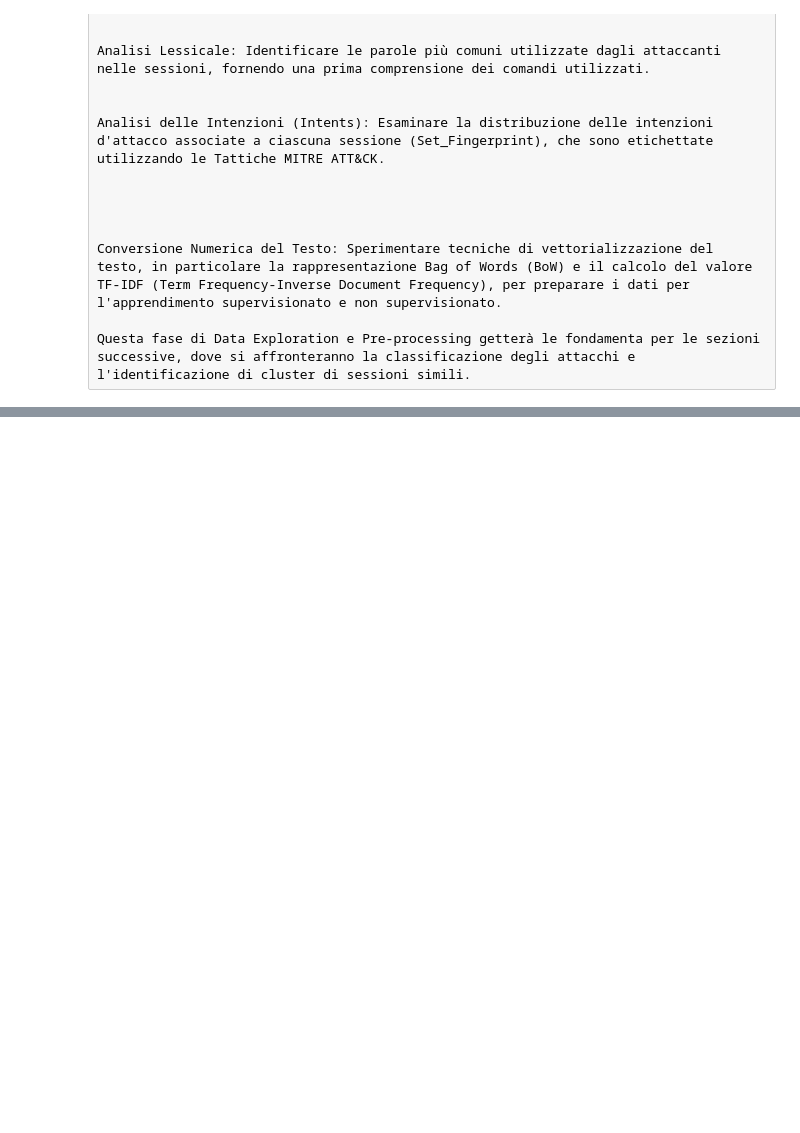
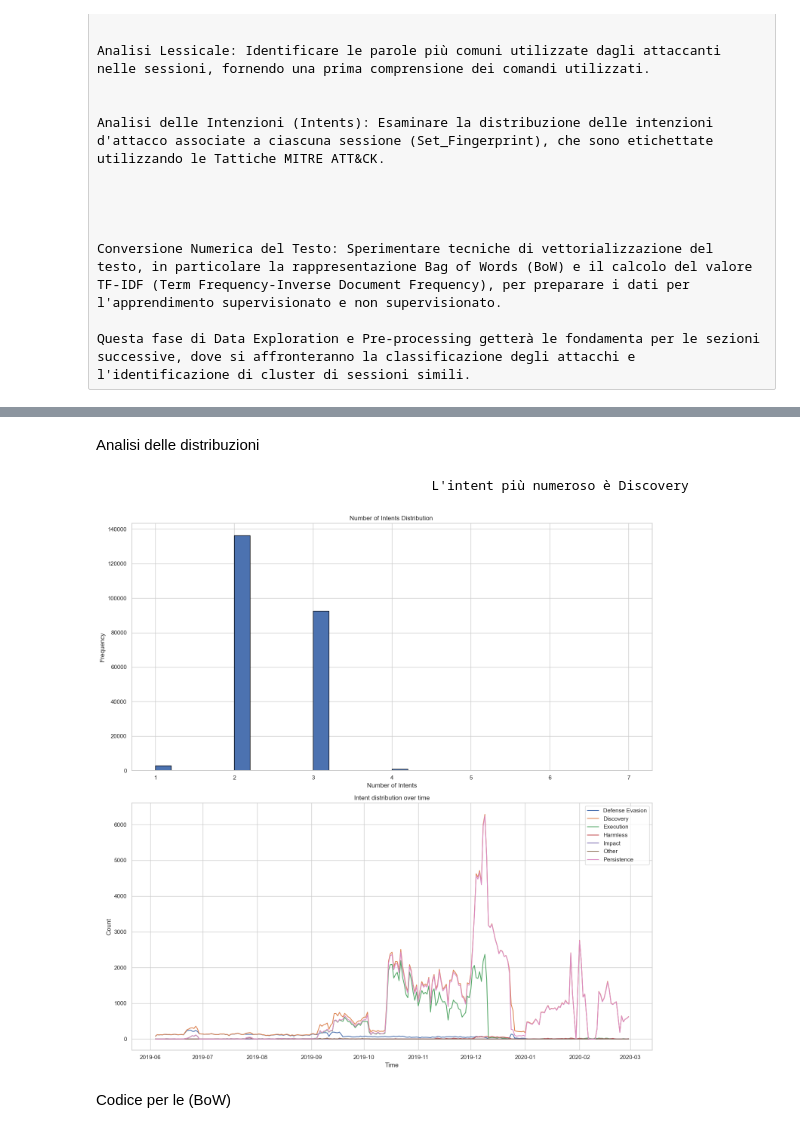
Before and after one commit to andreaRusso04/MachineLearningProject, a Jupyter notebook: notebooks/exploratoryDataAnalysis.ipynb, the cells around one changed output, grey strips where cells are left out. Cells and saved outputs as stored; diff of their text form; code cells hidden in the pictures; blank space fills up the shorter version.

```diff
--- a/notebooks/exploratoryDataAnalysis.ipynb
+++ b/notebooks/exploratoryDataAnalysis.ipynb
@@ -50,0 +209,62 @@ TypeError: DataFrame.reset_index() got an unexpected keyword argument 'name'
+# %% [markdown]
+Analisi delle distribuzioni
+# %%
+sessionIntents = dataSet[["Set_Fingerprint"]].copy()
+sessionIntents["Time"] = dataSet["first_timestamp"]
+
+#calcolo del common intent
+
+exploded = sessionIntents.explode('Set_Fingerprint')
+
+global_common = exploded['Set_Fingerprint'].value_counts().idxmax()
+
+sessionIntents["numberOfIntentsPerSession"] = sessionIntents["Set_Fingerprint"].str.len()
+
+#-----------------------------------------------------------------------------------------
+fig, axes = plt.subplots(2, 1, figsize=(15, 15))
+
+
+axes[0].hist(sessionIntents["numberOfIntentsPerSession"], bins=30, edgecolor="black")
+
+axes[0].set_title("Number of Intents Distribution ")
+axes[0].set_xlabel("Number of Intents")
+axes[0].set_ylabel("Frequency")
+
+
+#-----------------------------------------------------------------------------------------
+groupIntents = sessionIntents.groupby("Set_Fingerprint")
+
+
+#---------------------------------------------------------------------------------------------
+print(f"{f"L'intent più numeroso è {global_common}":^120}")
+
+#----------------------------------------ANALISI-TEMPORALE------------------------------------
+
+exploded["day"] = exploded["Time"].dt.floor("D")
+distribution_time = (
+    exploded
+    .groupby(["day", "Set_Fingerprint"])
+    .size()
+    .unstack(fill_value=0)
+)
+
+
+
+
+for intent in distribution_time.columns:
+    plt.plot(distribution_time.index,
+             distribution_time[intent],
+             label=intent)
+
+axes[1].set_title("Intent distribution over time")
+axes[1].set_xlabel("Time")
+axes[1].set_ylabel("Count")
+axes[1].legend()
+axes[1].grid(True)
+plt.tight_layout()
+plt.show()
+# %% [output]
+                                           L'intent più numeroso è Discovery
+[figure, added]
+# %% [markdown]
+Codice per le (BoW)
```
Also changed, not shown: parts of 9 cells of this notebook, 1 other file.
